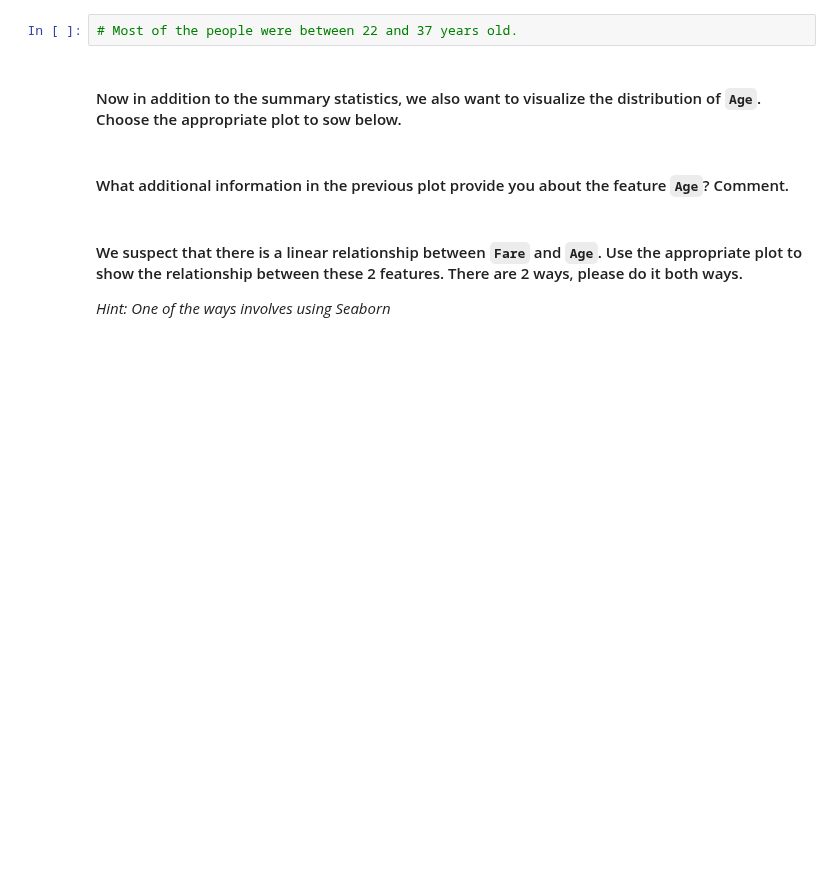
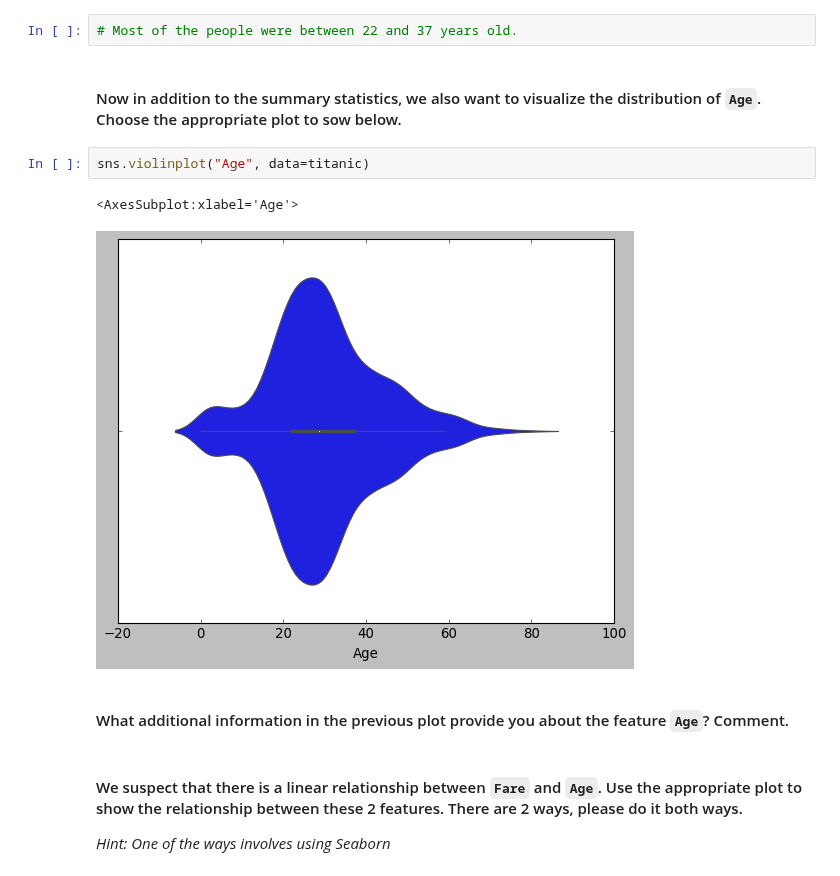
Before and after one commit to ironhack-datalabs/datamad1020, a Jupyter notebook: module-1/lab-matplotlib-seaborn/your-code/challenge-3.ipynb, the cells around one changed output. Drawn from its saved outputs; the diff is of its cells as text; blank space fills up the shorter version.

```diff
--- a/module-1/lab-matplotlib-seaborn/your-code/challenge-3.ipynb
+++ b/module-1/lab-matplotlib-seaborn/your-code/challenge-3.ipynb
@@ -149,6 +153,11 @@ Text(0.7, 0.4, 'count    1309.000000\nmean       29.879186\nstd        13.448335
 # Most of the people were between 22 and 37 years old.
 # %% [markdown]
 #### Now in addition to the summary statistics, we also want to visualize the distribution of `Age`. Choose the appropriate plot to sow below.
+# %%
+sns.violinplot("Age", data=titanic)
+# %% [output]
+<AxesSubplot:xlabel='Age'>
+[figure, added]
 # %% [markdown]
 #### What additional information in the previous plot provide you about the feature `Age`? Comment.
 # %% [markdown]
```
Also changed, not shown: parts of 2 cells of this notebook.
